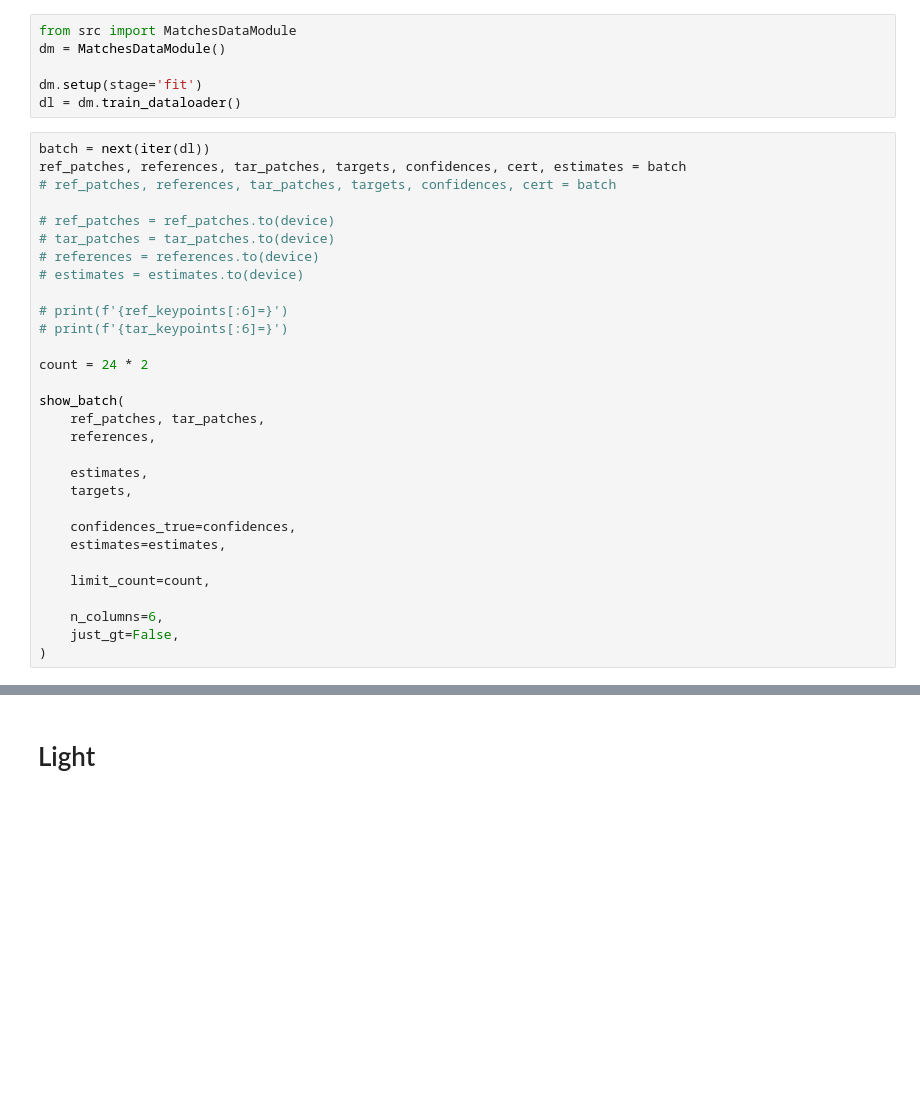
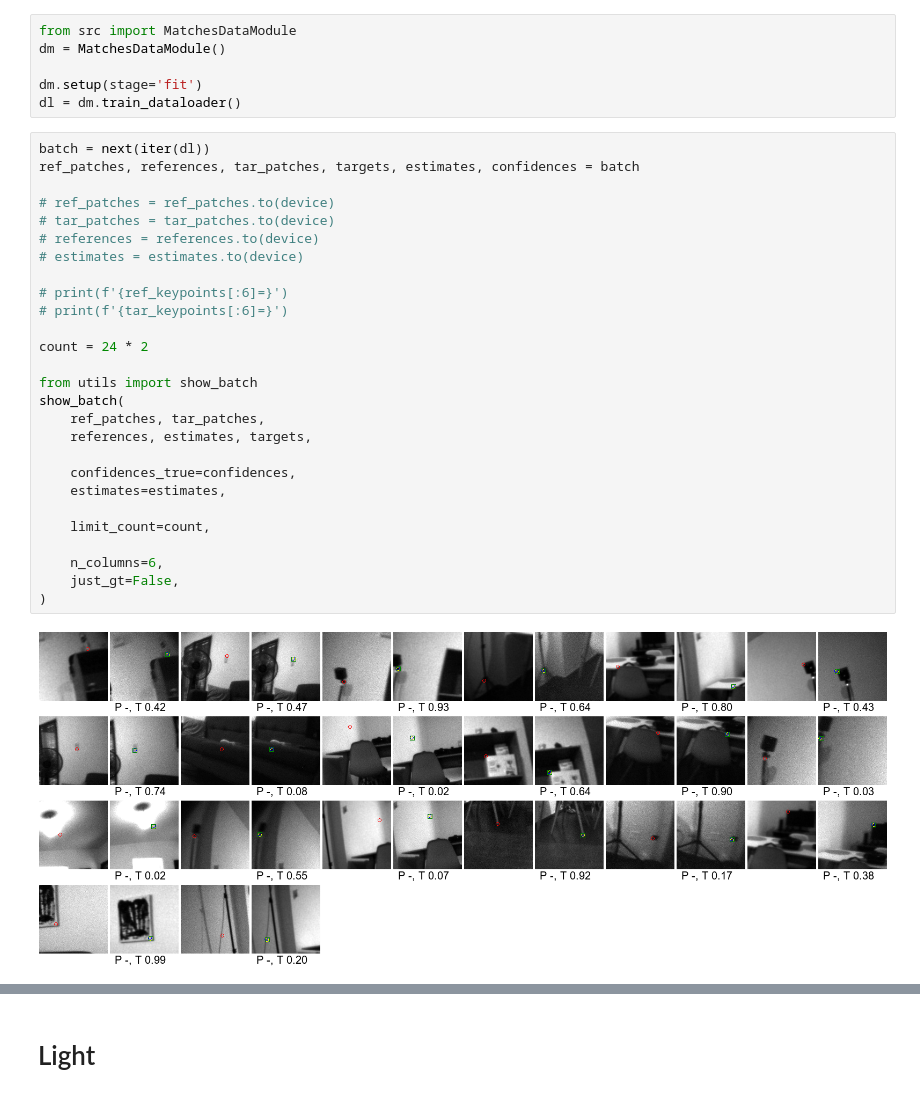
Before and after one commit to pranav-ap/keypoint_matcher, a Jupyter notebook: notebooks/explore_missing.ipynb, the cells around one changed output, grey strips where cells are left out. Saved outputs shown, nothing was run; the diff lists cells and outputs as text; blank space fills up the shorter version.

```diff
--- a/notebooks/explore_missing.ipynb
+++ b/notebooks/explore_missing.ipynb
@@ -32,31 +31,30 @@ dm.setup(stage='fit')
 dl = dm.train_dataloader()
 # %%
 batch = next(iter(dl))
-ref_patches, references, tar_patches, targets, confidences, cert, estimates = batch
-# ref_patches, references, tar_patches, targets, confidences, cert = batch
+ref_patches, references, tar_patches, targets, estimates, confidences = batch
 
 # ref_patches = ref_patches.to(device)
 # tar_patches = tar_patches.to(device)
 # references = references.to(device)
 # estimates = estimates.to(device)
 
 # print(f'{ref_keypoints[:6]=}')
 # print(f'{tar_keypoints[:6]=}')
 
 count = 24 * 2
 
+from utils import show_batch
 show_batch(
     ref_patches, tar_patches,
-    references,
-
-    estimates,
-    targets,
+    references, estimates, targets,
 
     confidences_true=confidences,
     estimates=estimates,
 
     limit_count=count,
 
     n_columns=6,
     just_gt=False,
 )
+# %% [output]
+[figure, added]
```
Also changed, not shown: parts of 5 cells of this notebook, 11 other files.
